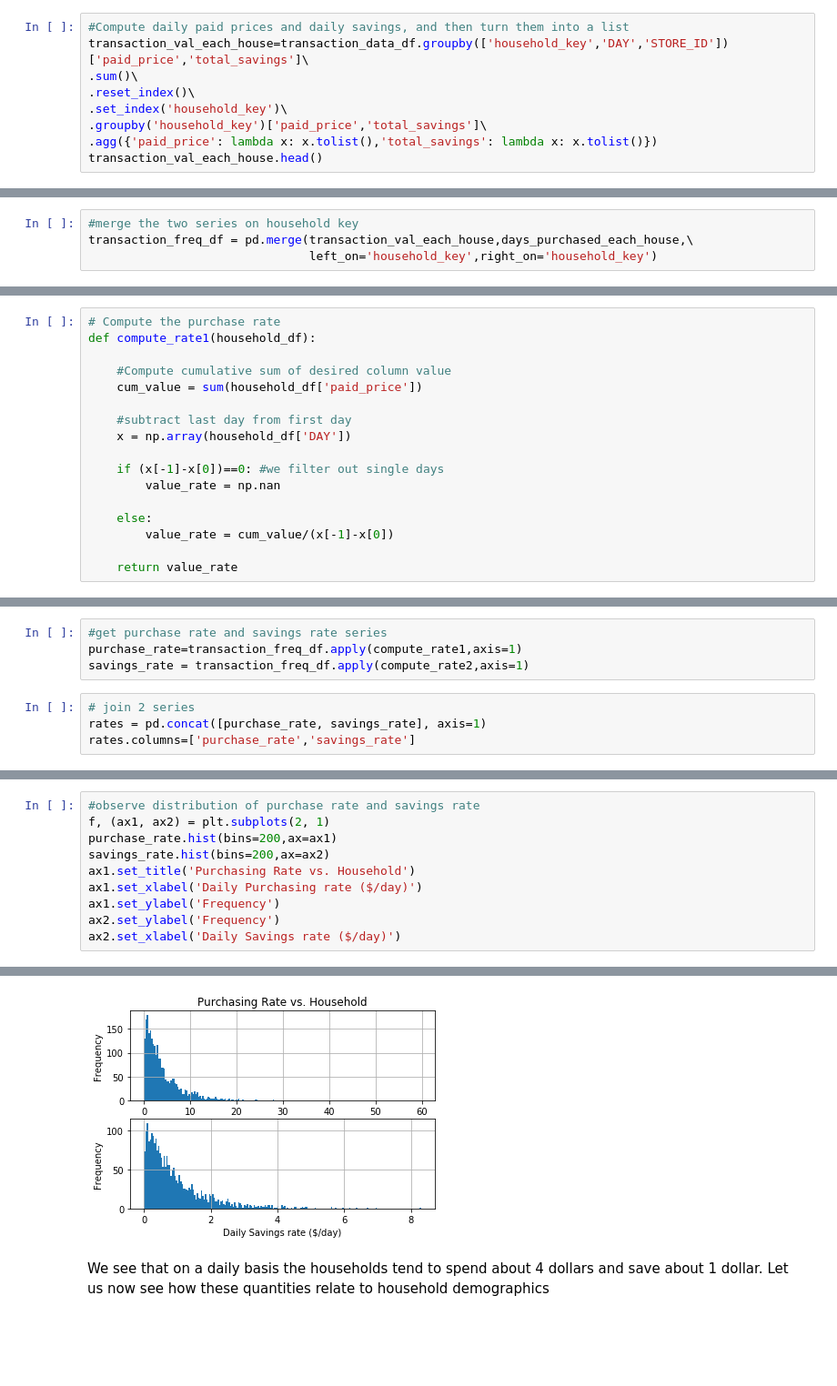
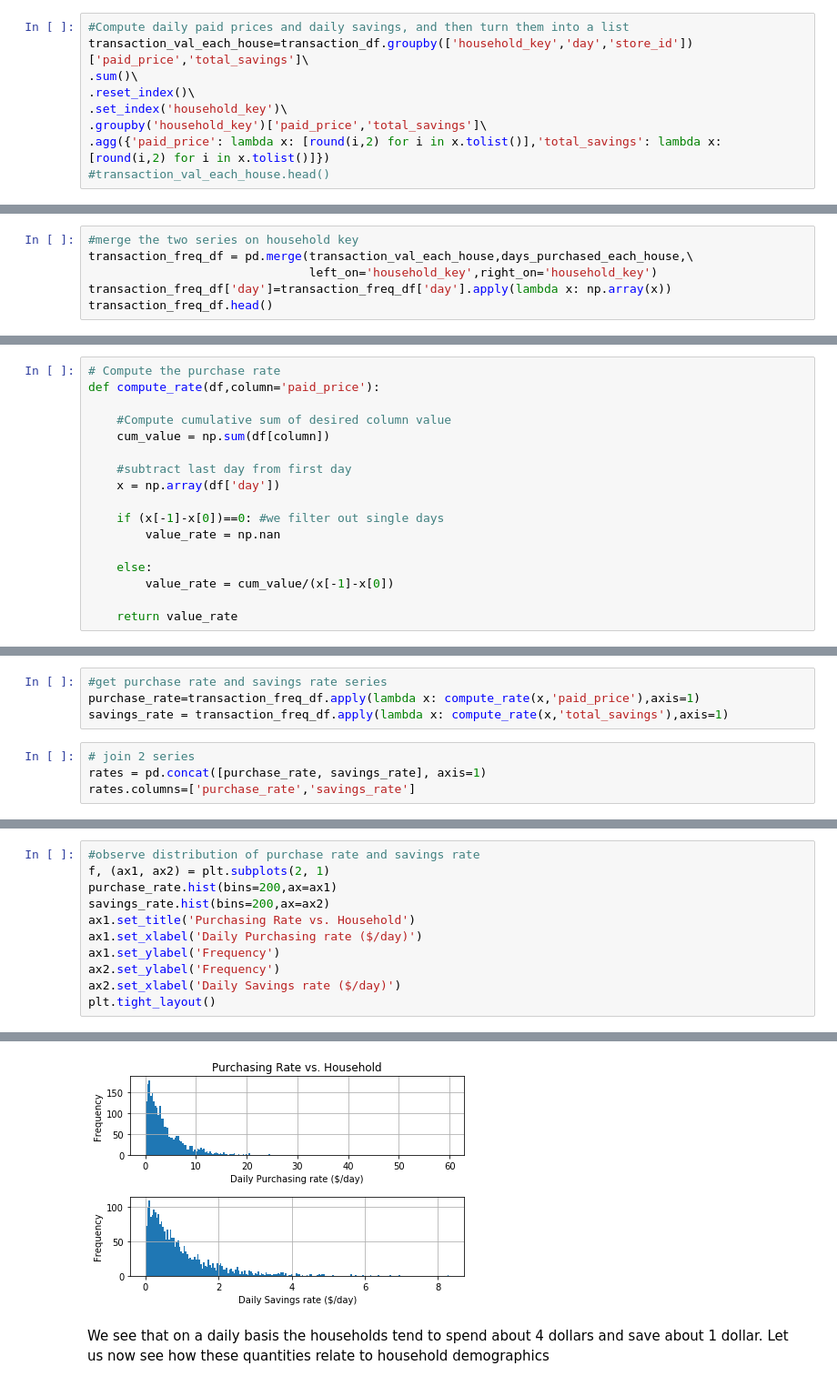
Before and after one commit to raphaelreiss/ADA_project, a Jupyter notebook: src/TermProject.ipynb, the cells around one changed output, grey strips where cells are left out. Shown at 91% size. Saved outputs shown, nothing was run; the diff lists cells and outputs as text; blank space fills up the shorter version.

Commit message:
Comment code and correct top-bought items per household

```diff
--- a/src/TermProject.ipynb
+++ b/src/TermProject.ipynb
@@ -598,9 +651,9 @@ Name: DAY, dtype: object
 # %%
 #Compute daily paid prices and daily savings, and then turn them into a list
-transaction_val_each_house=transaction_data_df.groupby(['household_key','DAY','STORE_ID'])['paid_price','total_savings']\
+transaction_val_each_house=transaction_df.groupby(['household_key','day','store_id'])['paid_price','total_savings']\
 .sum()\
 .reset_index()\
 .set_index('household_key')\
 .groupby('household_key')['paid_price','total_savings']\
-.agg({'paid_price': lambda x: x.tolist(),'total_savings': lambda x: x.tolist()})
-transaction_val_each_house.head()
+.agg({'paid_price': lambda x: [round(i,2) for i in x.tolist()],'total_savings': lambda x: [round(i,2) for i in x.tolist()]})
+#transaction_val_each_house.head()
@@ -616,3 +661,5 @@ transaction_val_each_house.head()
 #merge the two series on household key
 transaction_freq_df = pd.merge(transaction_val_each_house,days_purchased_each_house,\
                                left_on='household_key',right_on='household_key')
+transaction_freq_df['day']=transaction_freq_df['day'].apply(lambda x: np.array(x))
+transaction_freq_df.head()
@@ -626,12 +677,12 @@ transaction_freq_df.head(2)
 # %%
 # Compute the purchase rate
-def compute_rate1(household_df):
+def compute_rate(df,column='paid_price'):
 
     #Compute cumulative sum of desired column value
-    cum_value = sum(household_df['paid_price'])
+    cum_value = np.sum(df[column])
 
     #subtract last day from first day
-    x = np.array(household_df['DAY'])
+    x = np.array(df['day'])
 
     if (x[-1]-x[0])==0: #we filter out single days
         value_rate = np.nan
@@ -660,7 +694,7 @@ def compute_rate2(household_df):
 # %%
 #get purchase rate and savings rate series
-purchase_rate=transaction_freq_df.apply(compute_rate1,axis=1)
-savings_rate = transaction_freq_df.apply(compute_rate2,axis=1)
+purchase_rate=transaction_freq_df.apply(lambda x: compute_rate(x,'paid_price'),axis=1)
+savings_rate = transaction_freq_df.apply(lambda x: compute_rate(x,'total_savings'),axis=1)
 # %%
 # join 2 series
 rates = pd.concat([purchase_rate, savings_rate], axis=1)
@@ -689,4 +712,5 @@ ax1.set_xlabel('Daily Purchasing rate ($/day)')
 ax1.set_ylabel('Frequency')
 ax2.set_ylabel('Frequency')
 ax2.set_xlabel('Daily Savings rate ($/day)')
+plt.tight_layout()
 # %% [output]
@@ -694,3 +717,3 @@ Text(0.5, 0, 'Daily Savings rate ($/day)')
-[figure, old version]
+[figure, new version]
 # %% [markdown]
 We see that on a daily basis the households tend to spend about 4 dollars and save about 1 dollar. Let us now see how these quantities relate to household demographics
```
Also changed, not shown: parts of 54 cells of this notebook.
